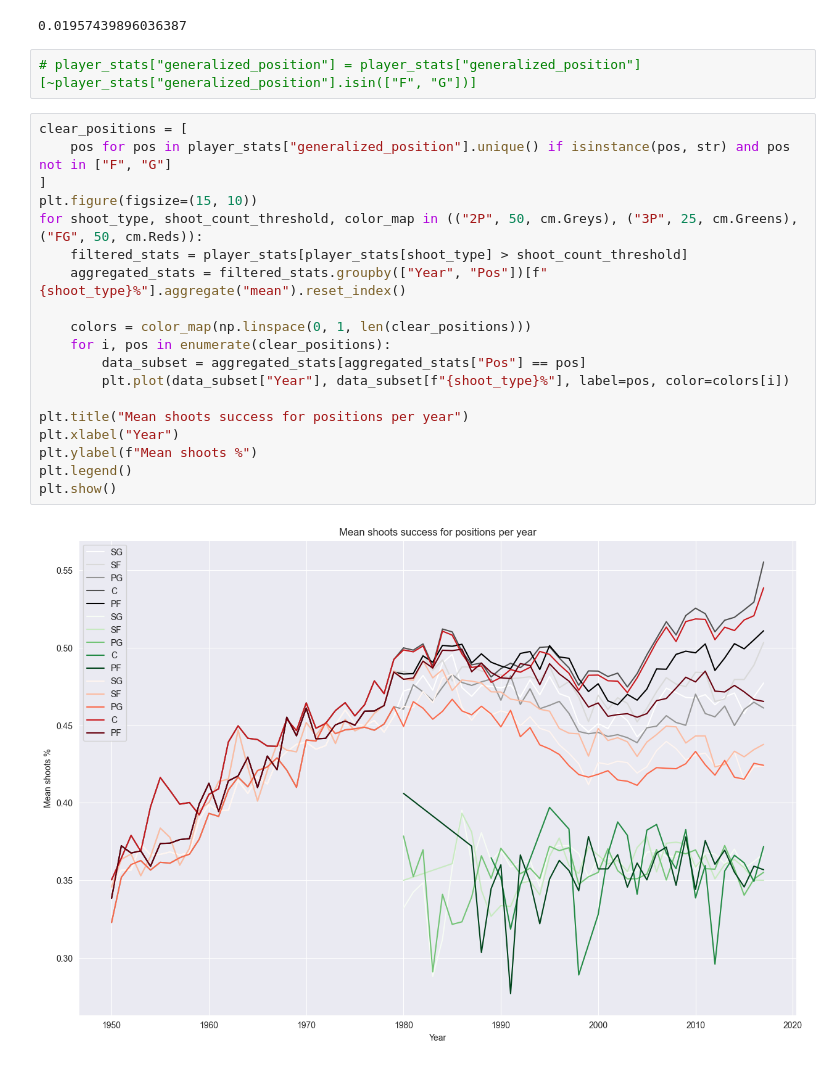
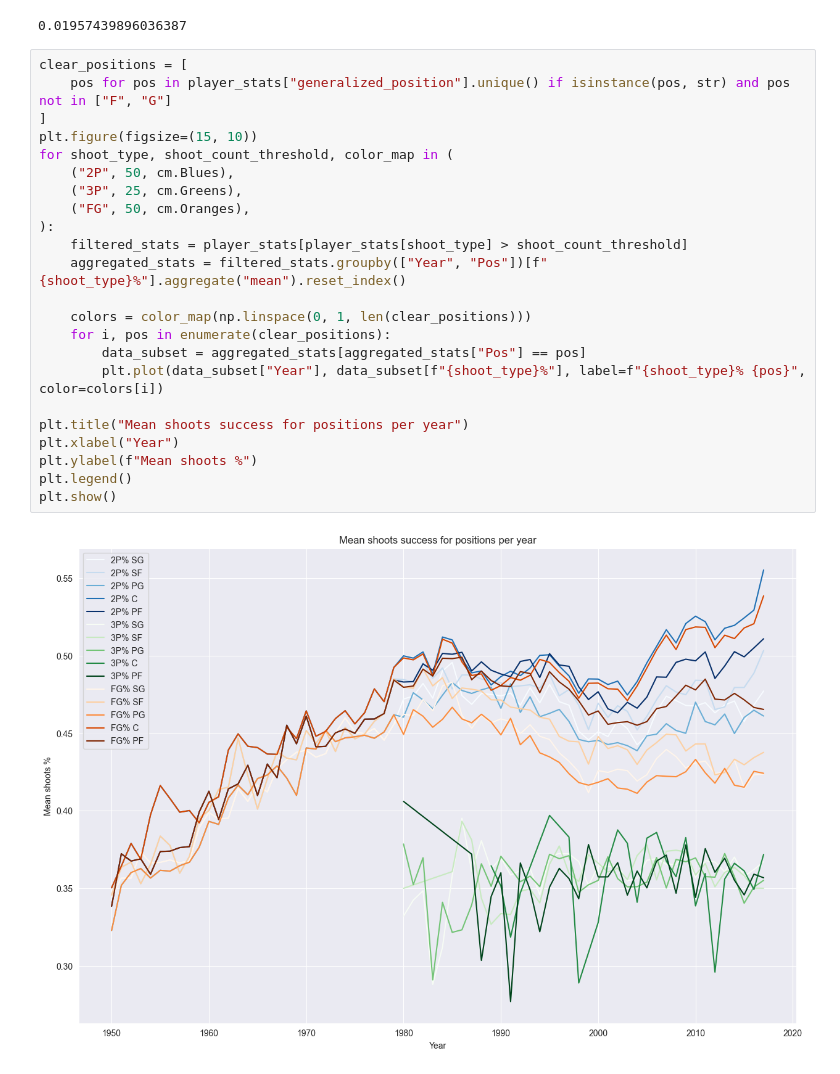
Before and after one commit to amediantsev/ml_course, a Jupyter notebook: src/notebooks/visualization_hw.ipynb, the cells around one changed output. Drawn from its saved outputs; the diff is of its cells as text.

```diff
--- a/src/notebooks/visualization_hw.ipynb
+++ b/src/notebooks/visualization_hw.ipynb
@@ -226,26 +216,28 @@ player_stats["generalized_position"][player_stats["generalized_position"].isin([
 ].count()
 # %% [output]
 0.01957439896036387
-# %%
-# player_stats["generalized_position"] = player_stats["generalized_position"][~player_stats["generalized_position"].isin(["F", "G"])]
 # %%
 clear_positions = [
     pos for pos in player_stats["generalized_position"].unique() if isinstance(pos, str) and pos not in ["F", "G"]
 ]
 plt.figure(figsize=(15, 10))
-for shoot_type, shoot_count_threshold, color_map in (("2P", 50, cm.Greys), ("3P", 25, cm.Greens), ("FG", 50, cm.Reds)):
+for shoot_type, shoot_count_threshold, color_map in (
+    ("2P", 50, cm.Blues),
+    ("3P", 25, cm.Greens),
+    ("FG", 50, cm.Oranges),
+):
     filtered_stats = player_stats[player_stats[shoot_type] > shoot_count_threshold]
     aggregated_stats = filtered_stats.groupby(["Year", "Pos"])[f"{shoot_type}%"].aggregate("mean").reset_index()
 
     colors = color_map(np.linspace(0, 1, len(clear_positions)))
     for i, pos in enumerate(clear_positions):
         data_subset = aggregated_stats[aggregated_stats["Pos"] == pos]
-        plt.plot(data_subset["Year"], data_subset[f"{shoot_type}%"], label=pos, color=colors[i])
+        plt.plot(data_subset["Year"], data_subset[f"{shoot_type}%"], label=f"{shoot_type}% {pos}", color=colors[i])
 
 plt.title("Mean shoots success for positions per year")
 plt.xlabel("Year")
 plt.ylabel(f"Mean shoots %")
 plt.legend()
 plt.show()
 # %% [output]
-[figure, old version]
+[figure, new version]
```
Also changed, not shown: parts of 2 cells of this notebook.
